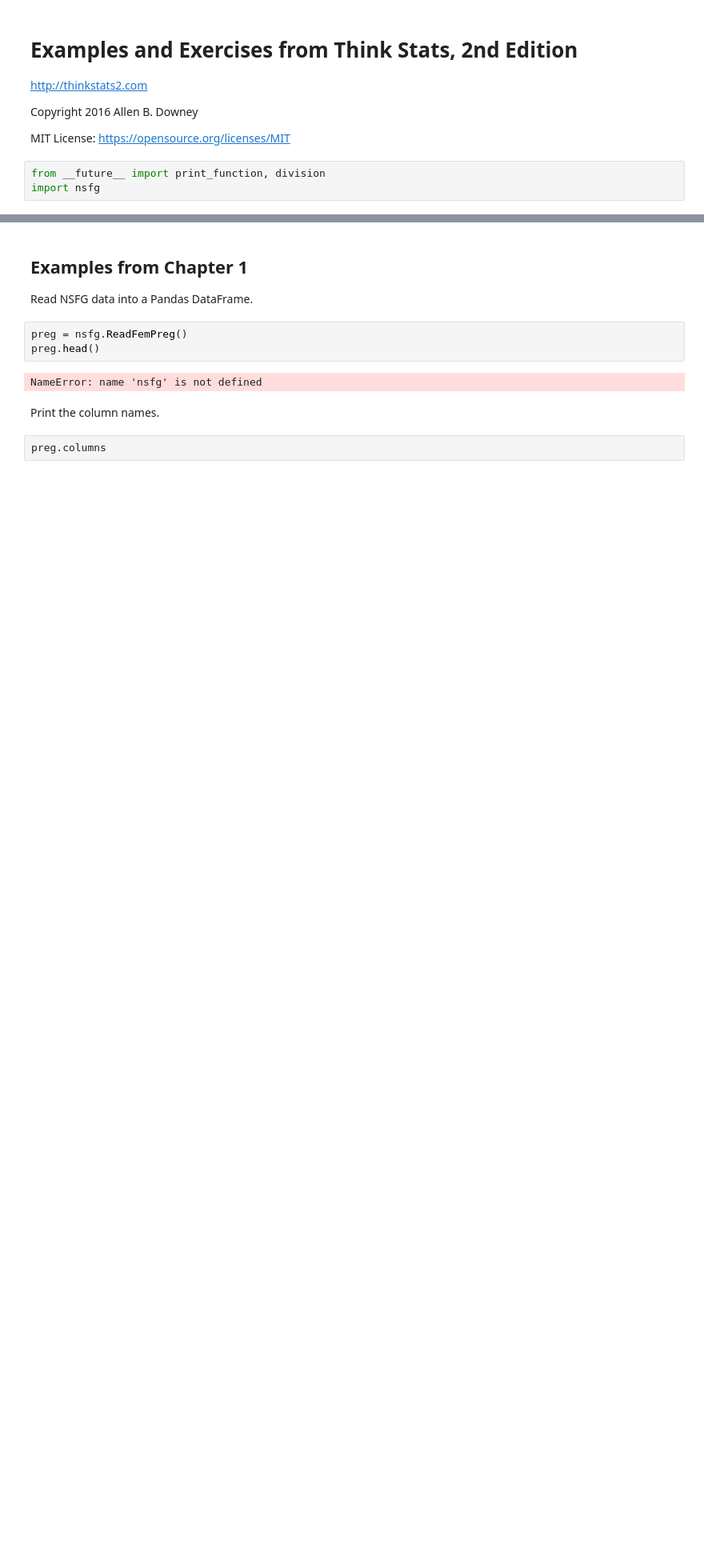
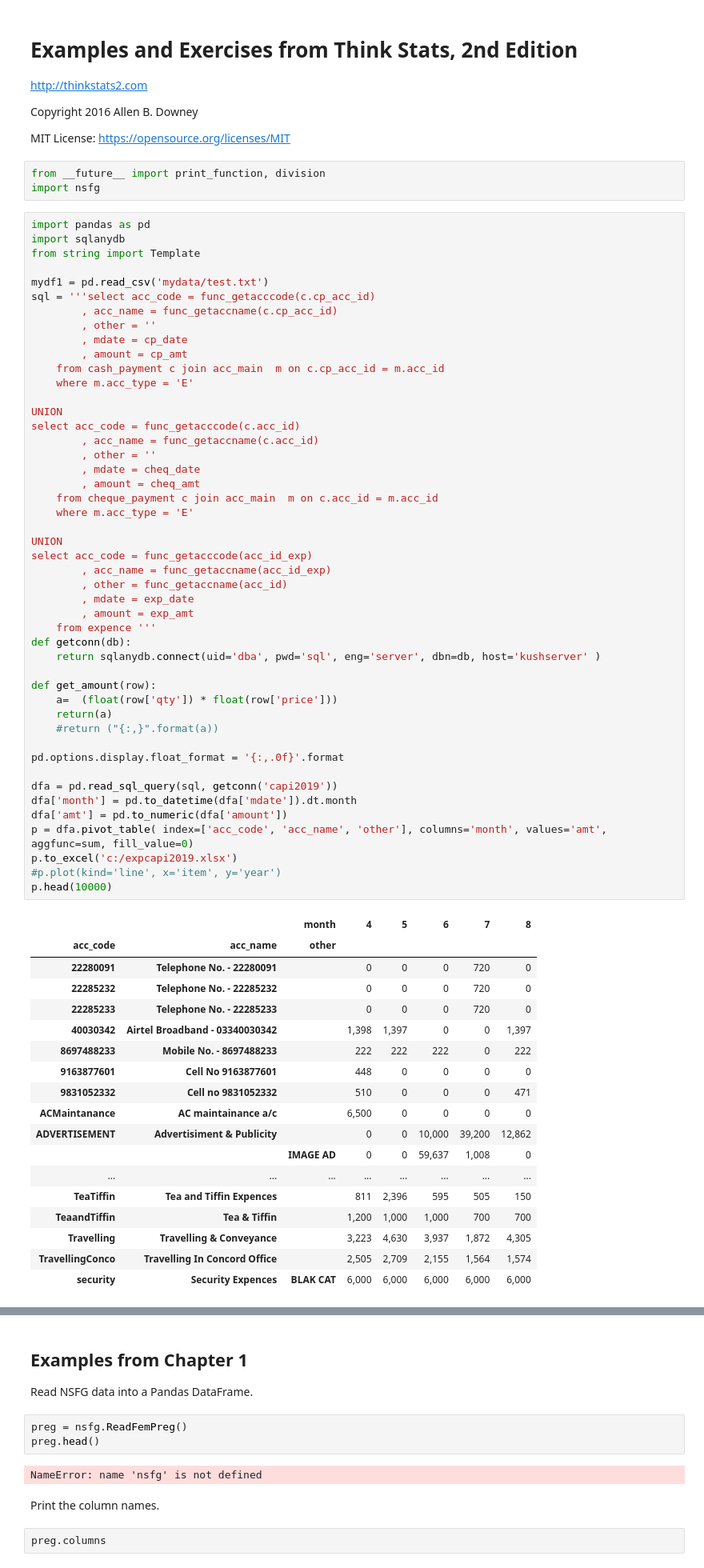
Before and after one commit to capitalch/python, a Jupyter notebook: ThinkStats2/code/chap01ex.ipynb, the cells around one changed output, grey strips where cells are left out. Shown: that part at 80% size. Cells and saved outputs as stored; diff of their text form; blank space fills up the shorter version.

```diff
--- a/ThinkStats2/code/chap01ex.ipynb
+++ b/ThinkStats2/code/chap01ex.ipynb
@@ -9,6 +9,72 @@ MIT License: https://opensource.org/licenses/MIT
 # %%
 from __future__ import print_function, division
 import nsfg
+# %%
+import pandas as pd
+import sqlanydb
+from string import Template
+
+mydf1 = pd.read_csv('mydata/test.txt')
+sql = '''select acc_code = func_getacccode(c.cp_acc_id)
+        , acc_name = func_getaccname(c.cp_acc_id)
+        , other = ''
+        , mdate = cp_date
+        , amount = cp_amt
+    from cash_payment c join acc_main  m on c.cp_acc_id = m.acc_id
+    where m.acc_type = 'E'
+
+UNION
+select acc_code = func_getacccode(c.acc_id)
+        , acc_name = func_getaccname(c.acc_id)
+        , other = ''
+        , mdate = cheq_date
+        , amount = cheq_amt
+    from cheque_payment c join acc_main  m on c.acc_id = m.acc_id
+    where m.acc_type = 'E'
+
+UNION
+select acc_code = func_getacccode(acc_id_exp)
+        , acc_name = func_getaccname(acc_id_exp)
+        , other = func_getaccname(acc_id)
+        , mdate = exp_date
+        , amount = exp_amt
+    from expence '''
+def getconn(db):
+    return sqlanydb.connect(uid='dba', pwd='sql', eng='server', dbn=db, host='kushserver' )
+
+def get_amount(row):
+    a=  (float(row['qty']) * float(row['price']))
+    return(a)
+    #return ("{:,}".format(a))
+
+pd.options.display.float_format = '{:,.0f}'.format
+
+dfa = pd.read_sql_query(sql, getconn('capi2019'))
+dfa['month'] = pd.to_datetime(dfa['mdate']).dt.month
+dfa['amt'] = pd.to_numeric(dfa['amount'])
+p = dfa.pivot_table( index=['acc_code', 'acc_name', 'other'], columns='month', values='amt', aggfunc=sum, fill_value=0)
+p.to_excel('c:/expcapi2019.xlsx')
+#p.plot(kind='line', x='item', y='year')
+p.head(10000)
+# %% [output]
+|  |  | month | 4 | 5 | 6 | 7 | 8 |
+| acc_code | acc_name | other |  |  |  |  |  |
+| 22280091 | Telephone No. - 22280091 |  | 0 | 0 | 0 | 720 | 0 |
+| 22285232 | Telephone No. - 22285232 |  | 0 | 0 | 0 | 720 | 0 |
+| 22285233 | Telephone No. - 22285233 |  | 0 | 0 | 0 | 720 | 0 |
+| 40030342 | Airtel Broadband - 03340030342 |  | 1,398 | 1,397 | 0 | 0 | 1,397 |
+| 8697488233 | Mobile No. - 8697488233 |  | 222 | 222 | 222 | 0 | 222 |
+| 9163877601 | Cell No 9163877601 |  | 448 | 0 | 0 | 0 | 0 |
+| 9831052332 | Cell no 9831052332 |  | 510 | 0 | 0 | 0 | 471 |
+| ACMaintanance | AC maintainance a/c |  | 6,500 | 0 | 0 | 0 | 0 |
+| ADVERTISEMENT | Advertisiment & Publicity |  | 0 | 0 | 10,000 | 39,200 | 12,862 |
+|  |  | IMAGE AD | 0 | 0 | 59,637 | 1,008 | 0 |
+| ... | ... | ... | ... | ... | ... | ... | ... |
+| TeaTiffin | Tea and Tiffin Expences |  | 811 | 2,396 | 595 | 505 | 150 |
+| TeaandTiffin | Tea & Tiffin |  | 1,200 | 1,000 | 1,000 | 700 | 700 |
+| Travelling | Travelling & Conveyance |  | 3,223 | 4,630 | 3,937 | 1,872 | 4,305 |
+| TravellingConco | Travelling In Concord Office |  | 2,505 | 2,709 | 2,155 | 1,564 | 1,574 |
+| security | Security Expences | BLAK CAT | 6,000 | 6,000 | 6,000 | 6,000 | 6,000 |
 # %%
 import pandas as pd
 import sqlanydb
```
Also changed, not shown: parts of 2 cells of this notebook, 1 other file.
